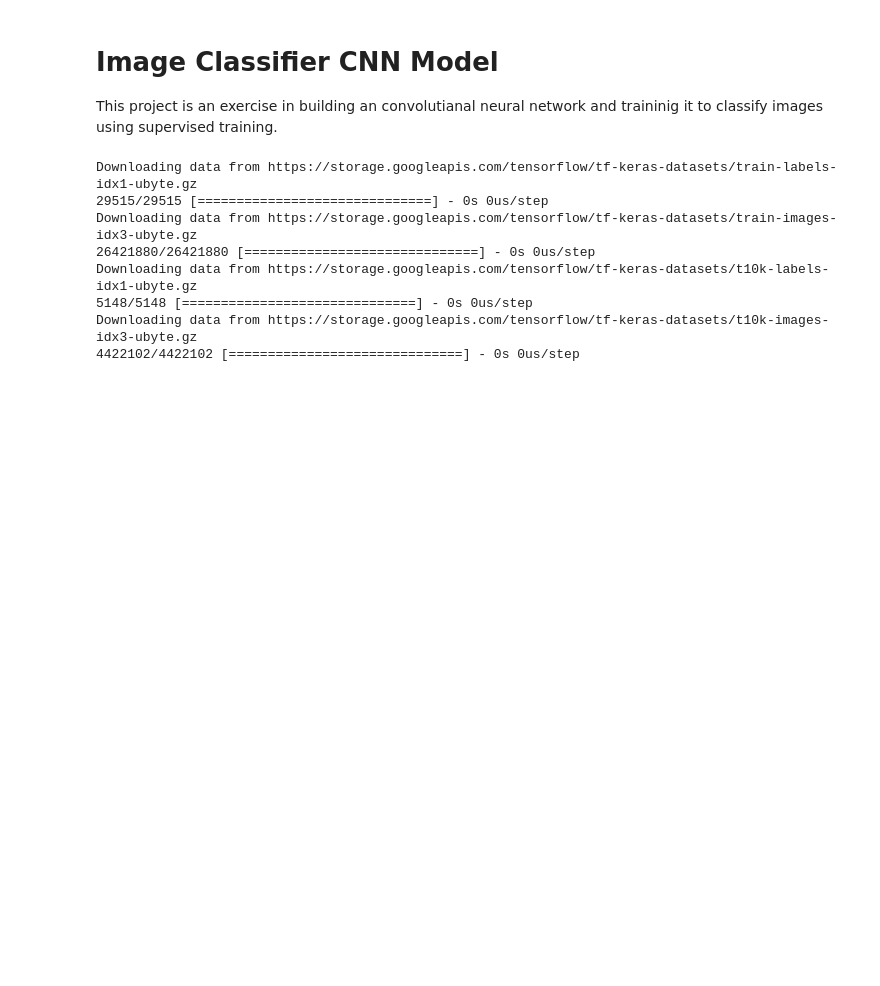
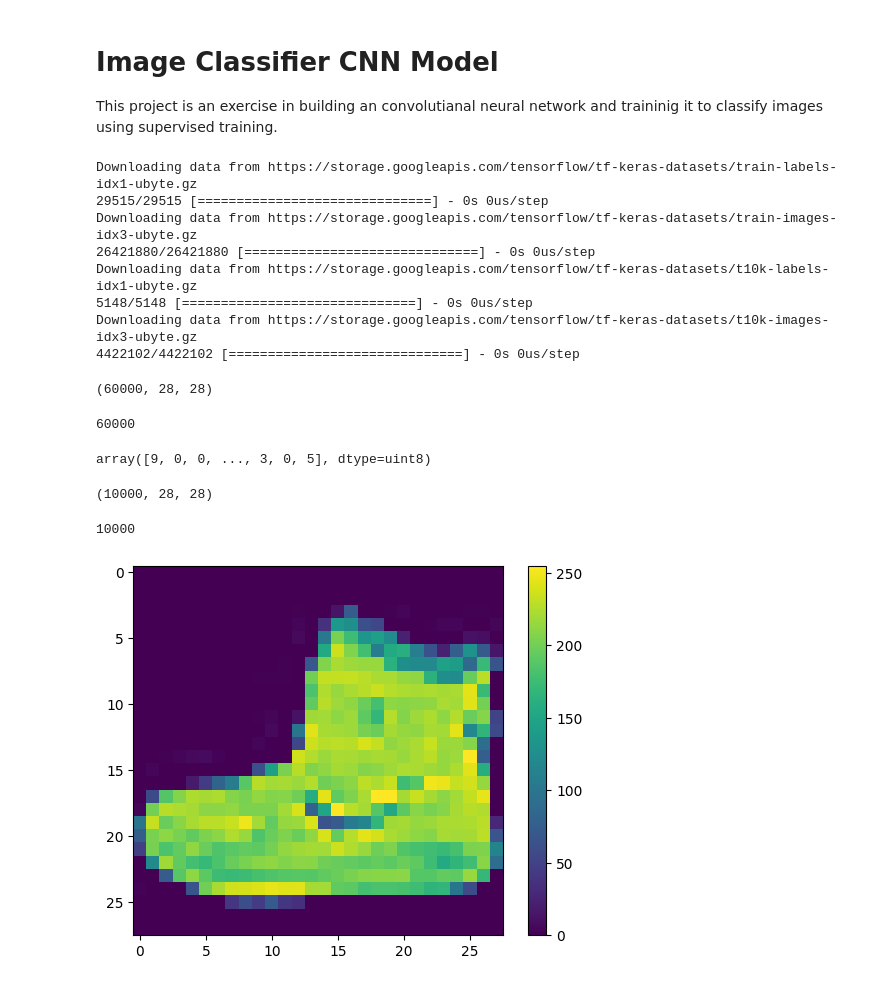
Before and after one commit to oscisn93/cv_tensorflow, a Jupyter notebook: model.ipynb, the cells around one changed output. Saved outputs shown, nothing was run; the diff lists cells and outputs as text; code cells hidden in the pictures; blank space fills up the shorter version.

Commit message:
Basic image classifier model

```diff
--- a/model.ipynb
+++ b/model.ipynb
@@ -25,0 +26,28 @@ fashion_mnist = tf.keras.datasets.fashion_mnist
+# %%
+train_images.shape
+# %% [output]
+(60000, 28, 28)
+# %%
+len(train_labels)
+# %% [output]
+60000
+# %%
+train_labels
+# %% [output]
+array([9, 0, 0, ..., 3, 0, 5], dtype=uint8)
+# %%
+test_images.shape
+# %% [output]
+(10000, 28, 28)
+# %%
+len(test_labels)
+# %% [output]
+10000
+# %%
+plt.figure()
+plt.imshow(train_images[0])
+plt.colorbar()
+plt.grid(False)
+plt.show()
+# %% [output]
+[figure, added]
```
Also changed, not shown: parts of 8 cells of this notebook.
